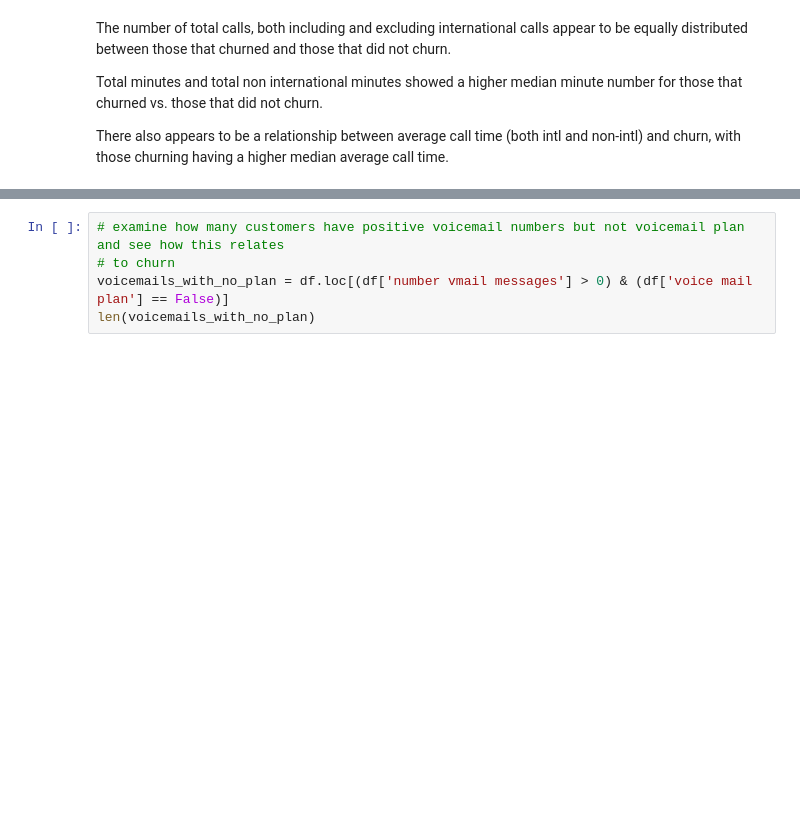
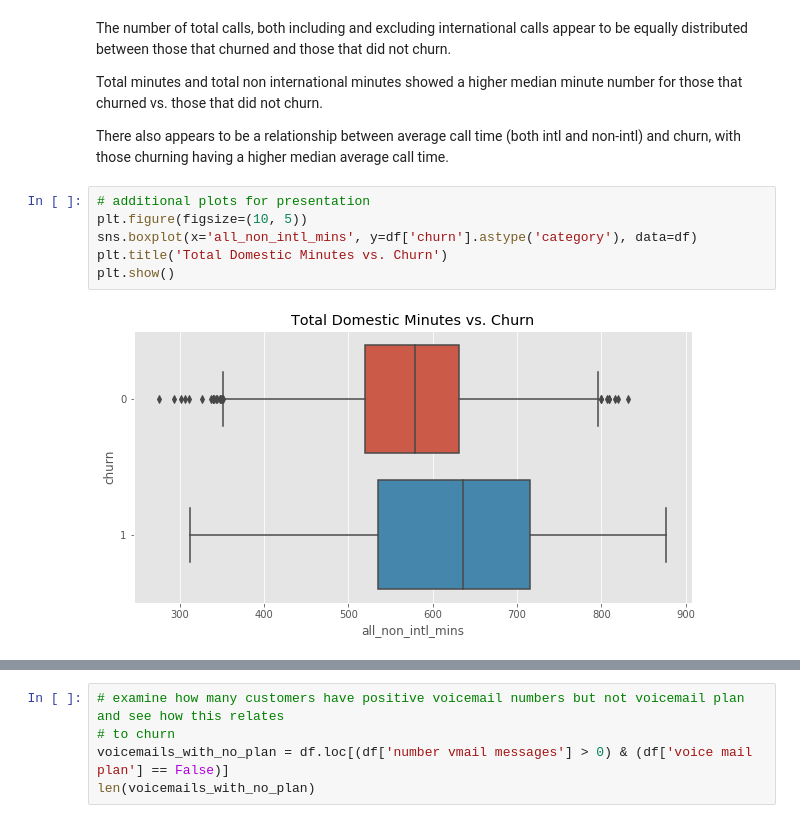
Before and after one commit to akaigraham/Predicting-Customer-Churn, a Jupyter notebook: telecom_churn_classifier.ipynb, the cells around one changed output, grey strips where cells are left out. Drawn from its saved outputs; the diff is of its cells as text; blank space fills up the shorter version.

Commit message:
finished presentation

```diff
--- a/telecom_churn_classifier.ipynb
+++ b/telecom_churn_classifier.ipynb
@@ -412,3 +412,11 @@ The number of total calls, both including and excluding international calls appe
 Total minutes and total non international minutes showed a higher median minute number for those that churned vs. those that did not churn.
 
 There also appears to be a relationship between average call time (both intl and non-intl) and churn, with those churning having a higher median average call time.
+# %%
+# additional plots for presentation
+plt.figure(figsize=(10, 5))
+sns.boxplot(x='all_non_intl_mins', y=df['churn'].astype('category'), data=df)
+plt.title('Total Domestic Minutes vs. Churn')
+plt.show()
+# %% [output]
+[figure, added]
```
Also changed, not shown: parts of 3 cells of this notebook.
